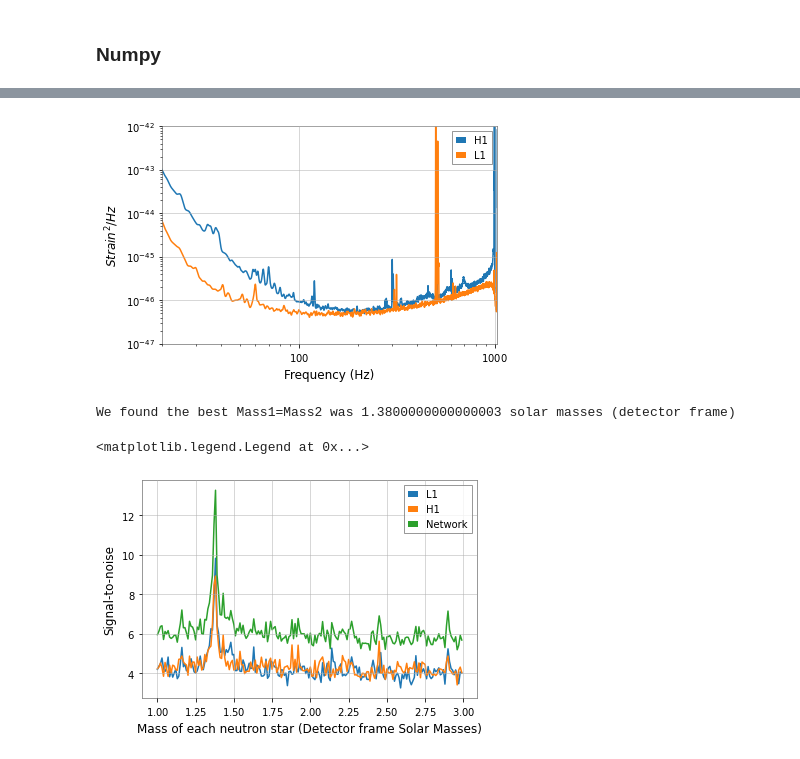
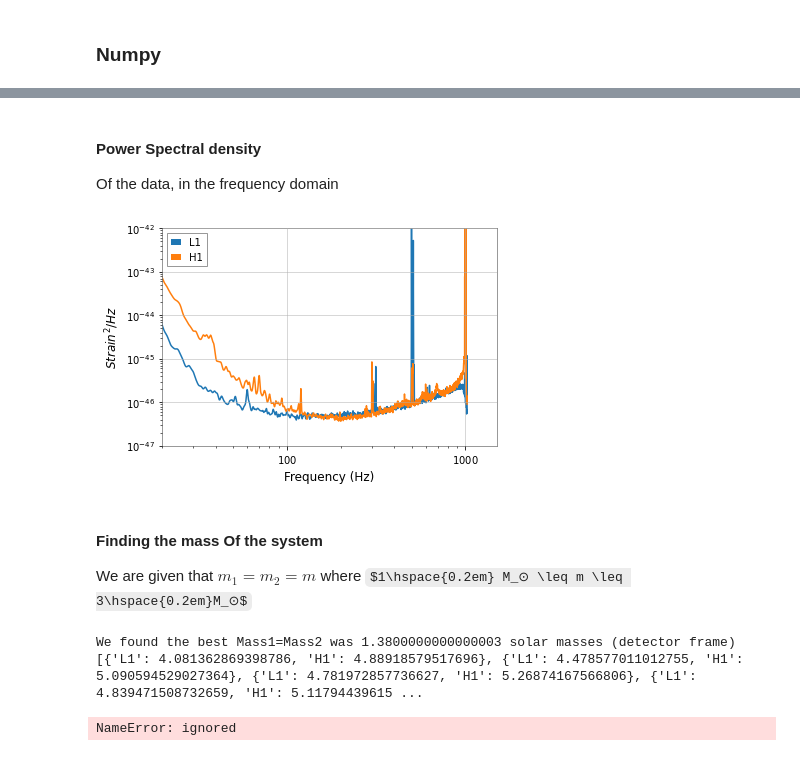
Before and after one commit to Snrts/PRA3024_BigDataInPhysics_SanneAarts, a Jupyter notebook: GravitationalWavesSanne.ipynb, the cells around one changed output, grey strips where cells are left out. Cells and saved outputs as stored; diff of their text form; code cells hidden in the pictures; some formulas as TeX source.

```diff
--- a/GravitationalWavesSanne.ipynb
+++ b/GravitationalWavesSanne.ipynb
@@ -195,3 +198,14 @@ stilde['L1'] = strain['L1'].to_frequencyseries()
+# %%
+strain, stilde = {}, {}
+for ifo in ['H1', 'L1']:
+    ts = read_frame("{}-{}_LOSC_CLN_4_V1-1187007040-2048.gwf".format(ifo[0], ifo),
+                    '{}:LOSC-STRAIN'.format(ifo),
+                  start_time=merger.time - 224,
+                  end_time=merger.time + 32,
+                  check_integrity=False)
+    strain[ifo] = resample_to_delta_t(highpass(ts, 15),1/2048)
+    strain[ifo] = strain[ifo].crop(4, 4)
+    stilde[ifo] = strain[ifo].to_frequencyseries()
 # %%
 pylab.plot(strain['H1'].sample_times, strain['H1'], label= 'H1')
 pylab.plot(strain['L1'].sample_times, strain['L1'], label= 'L1')
@@ -204,44 +218,54 @@ pylab.show()
+# %% [markdown]
+#### Power Spectral density
+Of the data, in the frequency domain
 # %%
-from pycbc.psd import interpolate, inverse_spectrum_truncation
+from pycbc.psd import interpolate, inverse_spectrum_truncation, welch
 
-psd = {}
-for i in ["H1", "L1"]:
-  psd[i]= interpolate(strain[i].psd(2), stilde[i].delta_f)
-  psd[i] = inverse_spectrum_truncation(psd[i], int(2 * strain[i].sample_rate),
-                                    low_frequency_cutoff=15, trunc_method='hann')
+psds = {}
+for i in ["L1", "H1"]:
+  psds[i] = interpolate(strain[i].psd(2), stilde[i].delta_f)
 
-  pylab.loglog(psd[i].sample_frequencies, psd[i], label=i)
+  psds[i] = inverse_spectrum_truncation(psds[i], int(2 * strain[i].sample_rate),
+                                    low_frequency_cutoff=15.0,
+                                    trunc_method='hann')
+
+  pylab.loglog(psds[i].sample_frequencies, psds[i], label=i)
   pylab.ylabel('$Strain^2 / Hz$')
   pylab.xlabel('Frequency (Hz)')
-  pylab.xlim(20, 1024)
+  pylab.xlim(20, 1500)
   pylab.ylim(1e-47, 1e-42)
 pylab.legend()
 pylab.show()
 # %% [output]
-[figure, old version]
+[figure, new version]
+# %% [markdown]
+#### Finding the mass Of the system
+We are given that $m_1=m_2=m$ where $1\hspace{0.2em} M_⊙ \leq m \leq 3\hspace{0.2em}M_⊙$
 # %%
 hmax, smax, tmax, mmax, nsnr = None, {}, {}, 0, 0
 snrs = []
-for m in np.arange(1,3, 0.01):
-  snr_max, time_max = {}, {}
+for m in np.arange(1,2, 0.01):
   hp , hc = get_fd_waveform(approximant='TaylorF2',
                           mass1 = m,
                           mass2 = m,
                           f_lower = 20,
-                          delta_f = stilde["H1"].delta_f)
+                          delta_f = stilde["H1"].delta_f,
+                          distance = 50)
 
-  hp.resize(len(stilde["H1"]))
+  snr_max, time_max = {}, {}
+  hp.resize(len(stilde[i]))
 
-  for i in ["H1", "L1"]:
+  template = hp.cyclic_time_shift(hp.start_time)
+  for i in ["L1", "H1"]:
     snr = matched_filter(hp,
                          stilde[i],
-                         psd=psd[i],
-                         low_frequency_cutoff = 20)
+                         psd=psds[i],
+                         low_frequency_cutoff = 25)
 
     snr = snr.time_slice(merger.time - 1, merger.time + 1)
     _ , idx = snr.abs_max_loc()
-    snr_max[i] = snr[idx]
-    time_max[i] = float(idx)/snr.sample_rate+snr.start_time
+    snr_max[i] = abs(snr[idx])
+    time_max[i] = float(idx)/snr.sample_rate + snr.start_time
 
   network_snr = (abs(np.array(list(snr_max.values())))**2.0).sum()**0.5
   snrs.append(snr_max)
@@ -255,19 +279,23 @@ for m in np.arange(1,3, 0.01):
 
 
 print(f"We found the best Mass1=Mass2 was {mmax} solar masses (detector frame)")
+
+print(snrs)
 # %% [output]
 We found the best Mass1=Mass2 was 1.3800000000000003 solar masses (detector frame)
+[{'L1': 4.081362869398786, 'H1': 4.88918579517696}, {'L1': 4.478577011012755, 'H1': 5.090594529027364}, {'L1': 4.781972857736627, 'H1': 5.26874167566806}, {'L1': 4.839471508732659, 'H1': 5.11794439615 ...
 # %%
 network_snrs = [abs(np.array(list(s.values()))**2.0).sum()**0.5 for s in snrs]
+
+fig = plt.figure(figsize=(17,9))
 for ifo in ['L1', 'H1']:
     ind_snrs =  [abs(s[ifo]) for s in snrs]
-    pylab.plot(np.arange(1,3,0.01), ind_snrs, label=ifo)
+    plt.plot(np.arange(1,2,0.01), ind_snrs, label=ifo)
 
-pylab.plot(np.arange(1,3,0.01), network_snrs, label='Network')
-pylab.ylabel('Signal-to-noise')
-pylab.xlabel('Mass of each neutron star (Detector frame Solar Masses)')
+plt.scatter(np.arange(1,2,0.01), network_snrs, label='Network')
+plt.ylabel('Signal-to-noise')
+plt.xlabel('Mass of each neutron star (Detector frame Solar Masses)')
 pylab.legend()
 # %% [output]
-<matplotlib.legend.Legend at 0x...>
+NameError: ignored
-[figure, removed]
 # %%
```
Also changed, not shown: parts of 24 cells of this notebook.
